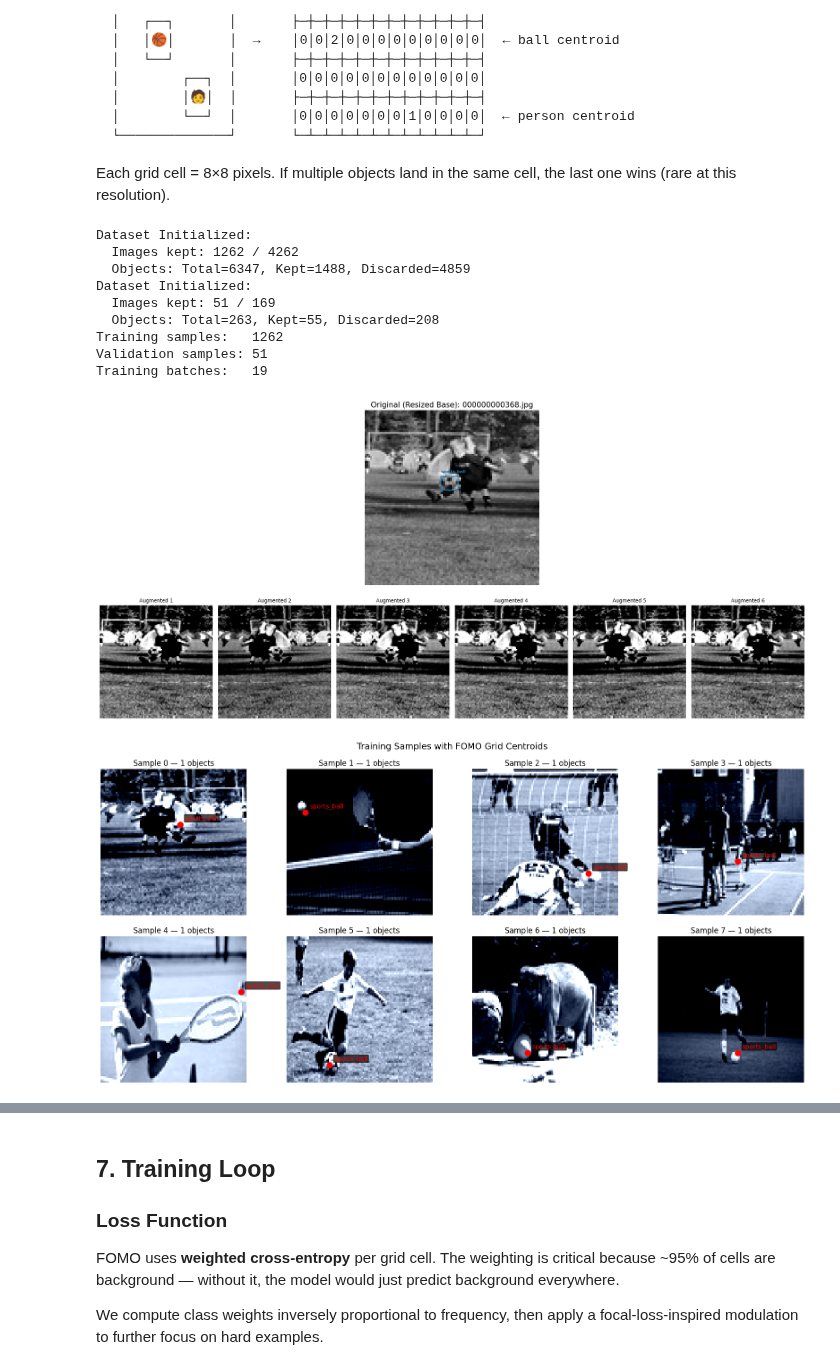
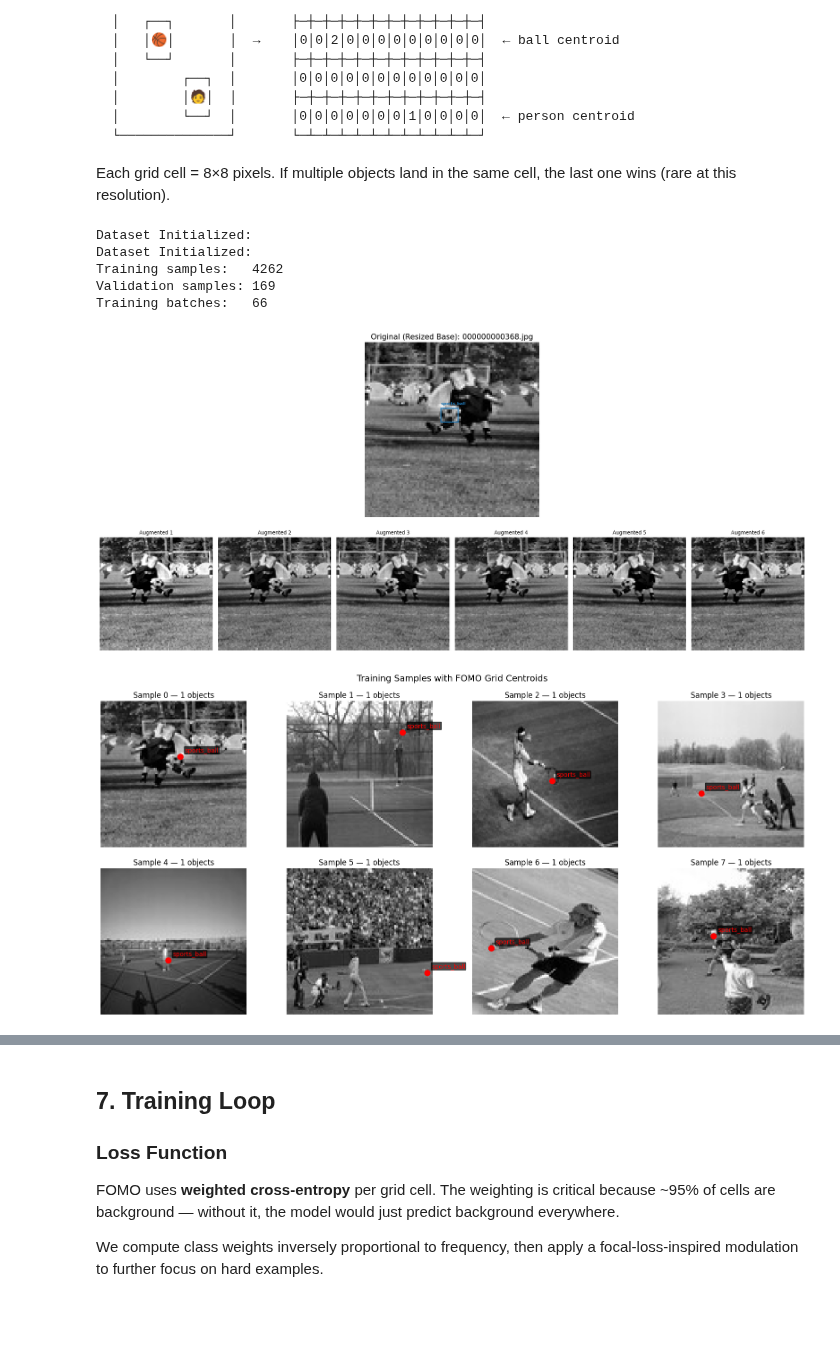
Before and after one commit to t-wilkinson/projects, a Jupyter notebook: ai/esp32-pc-object-detection/fomo.ipynb, the cells around one changed output, grey strips where cells are left out. Drawn from its saved outputs; the diff is of its cells as text; code cells hidden in the pictures; blank space fills up the shorter version.

```diff
--- a/ai/esp32-pc-object-detection/fomo.ipynb
+++ b/ai/esp32-pc-object-detection/fomo.ipynb
@@ -249,7 +251,7 @@ bbox_params = A.BboxParams(
     min_visibility=0.2,
 )
 
-if IS_GREYSCALE:
+if IS_GRAYSCALE:
     NORM_MEAN=(0.5,)
     NORM_STD=(0.5,)
 
@@ -366,16 +368,16 @@ class FOMODataset(Dataset):
                 original_area = w * h
                 new_area = sw * sh
 
-                if new_area >= min_scaled_area:
-                    #  Clip to image boundaries to prevent float overflow errors
-                    sx = max(0, min(sx, self.input_size - sw))
-                    sy = max(0, min(sy, self.input_size - sh))
+                # if new_area >= min_scaled_area:
+                #  Clip to image boundaries to prevent float overflow errors
+                sx = max(0, min(sx, self.input_size - sw))
+                sy = max(0, min(sy, self.input_size - sh))
 
-                    scaled_bboxes.append([sx, sy, sw, sh])
-                    valid_cats.append(ann['category_id'])
-                    stats["kept_objects"] += 1
-                else:
-                    stats['discarded_too_small'] += 1
+                scaled_bboxes.append([sx, sy, sw, sh])
+                valid_cats.append(ann['category_id'])
+                # stats["kept_objects"] += 1
+                # else:
+                #     stats['discarded_too_small'] += 1
 
             # Only add the image if it still has objects after filtering
             if len(scaled_bboxes) > 0:
@@ -386,8 +388,8 @@ class FOMODataset(Dataset):
                     'cats': valid_cats
                 })
         print(f"Dataset Initialized:")
-        print(f"  Images kept: {len(self.images)} / {len(image_ids)}")
-        print(f"  Objects: Total={stats['total_objects']}, Kept={stats['kept_objects']}, Discarded={stats['discarded_too_small']}")
+        # print(f"  Images kept: {len(self.images)} / {len(image_ids)}")
+        # print(f"  Objects: Total={stats['total_objects']}, Kept={stats['kept_objects']}, Discarded={stats['discarded_too_small']}")
 
     def __len__(self):
         return len(self.images)
@@ -396,11 +398,11 @@ class FOMODataset(Dataset):
         sample = self.images[idx] # Fixed typo (was self.image)
         img_path = self.image_dir / sample['file_name']
 
-        mode = cv2.IMREAD_GRAYSCALE if IS_GREYSCALE else cv2.IMREAD_COLOR
+        mode = cv2.IMREAD_GRAYSCALE if IS_GRAYSCALE else cv2.IMREAD_COLOR
         image = cv2.imread(str(img_path), mode)
         if image is None:
             raise FileNotFoundError(f'Image not found: {img_path}')
-        if not IS_GREYSCALE:
+        if not IS_GRAYSCALE:
             image = cv2.cvtColor(image, cv2.COLOR_BGR2RGB)
 
         # Apply augmentations
@@ -415,10 +417,12 @@ class FOMODataset(Dataset):
         aug_cats = transformed['category_ids']
 
         target = torch.zeros(self.grid_size, self.grid_size, dtype=torch.long)
+        weight_mask = torch.ones(self.grid_size, self.grid_size, dtype=torch.float32)
         for bbox, cat_id in zip(aug_bboxes, aug_cats):
             x, y, w, h = bbox
             cx, cy = x + w / 2.0, y + h / 2.0
             gx, gy = int(cx / self.cell_size), int(cy / self.cell_size)
+            bbox_area = w * h
 
             gx = max(0, min(gx, self.grid_size - 1))
             gy = max(0, min(gy, self.grid_size - 1))
@@ -426,8 +430,9 @@ class FOMODataset(Dataset):
             fomo_class = self.coco_to_fomo.get(cat_id, 0)
             if fomo_class > 0:
                 target[gy, gx] = fomo_class
+                weight_mask[gy, gx] = min(bbox_area / MIN_SCALED_BBOX_AREA, 1.0)
 
-        return image_tensor, target
+        return image_tensor, target, weight_mask
 
 
 # ── Create datasets ──────────────────────────────────────────────────────
@@ -452,14 +457,10 @@ print(f'Validation samples: {len(val_dataset)}')
 print(f'Training batches:   {len(train_loader)}')
 # %% [output]
 Dataset Initialized:
-  Images kept: 1262 / 4262
-  Objects: Total=6347, Kept=1488, Discarded=4859
 Dataset Initialized:
-  Images kept: 51 / 169
-  Objects: Total=263, Kept=55, Discarded=208
-Training samples:   1262
-Validation samples: 51
-Training batches:   19
+Training samples:   4262
+Validation samples: 169
+Training batches:   66
 # %%
 import matplotlib.patches as mpatches
 
@@ -474,7 +475,7 @@ def preview_augmentations(dataset, transform=None, index=0, n_samples=4):
     sample = dataset.images[index]
     img_path = dataset.image_dir / sample['file_name']
 
-    if IS_GREYSCALE:
+    if IS_GRAYSCALE:
         image = cv2.imread(str(img_path), cv2.IMREAD_GRAYSCALE)
     else:
         image = cv2.imread(str(img_path))
@@ -495,7 +496,7 @@ def preview_augmentations(dataset, transform=None, index=0, n_samples=4):
     base_img = np.clip((base_img * std) + mean, 0, 1)
 
     ax_orig = plt.subplot(2, 1, 1)
-    if IS_GREYSCALE:
+    if IS_GRAYSCALE:
         ax_orig.imshow(base_img, cmap='gray')
     else:
         ax_orig.imshow(base_img)
@@ -519,7 +520,7 @@ def preview_augmentations(dataset, transform=None, index=0, n_samples=4):
         aug_img = np.clip((aug_img * std) + mean, 0, 1)
 
         ax_aug = plt.subplot(2, n_samples, n_samples + i + 1)
-        if IS_GREYSCALE:
+        if IS_GRAYSCALE:
             ax_aug.imshow(aug_img, cmap='gray')
         else:
             ax_aug.imshow(aug_img)
@@ -531,7 +532,7 @@ def preview_augmentations(dataset, transform=None, index=0, n_samples=4):
 
 preview_augmentations(train_dataset, index=0, n_samples=6)
 # %% [output]
-[figure, old version]
+[figure, new version]
 # %%
 # ── Visualize a few training samples ─────────────────────────────────────
 
@@ -547,33 +548,33 @@ def denormalize(tensor, mean=NORM_MEAN, std=NORM_STD):
 fig, axes = plt.subplots(2, 4, figsize=(16, 8))
 
 for i, ax in enumerate(axes.flat):
-    img, target = train_dataset[i]
+    img, target, weight_mask = train_dataset[i]
     img_display = denormalize(img).permute(1, 2, 0).numpy().squeeze()
-    if IS_GREYSCALE:
+    if IS_GRAYSCALE:
         ax.imshow(img_display, cmap='gray')
     else:
         ax.imshow(img_display)
 
     # Overlay grid cells with detections
     for gy in range(GRID_SIZE):
         for gx in range(GRID_SIZE):
             cls = target[gy, gx].item()
             if cls > 0:
                 # Draw a marker at the cell center
                 px = (gx + 0.5) * CELL_SIZE
                 py = (gy + 0.5) * CELL_SIZE
                 colors = ['', 'red', 'yellow', 'cyan', 'magenta', 'green']
                 ax.plot(px, py, 'o', color=colors[cls], markersize=8, markeredgewidth=2)
                 ax.text(px + 3, py - 3, FOMO_CLASS_NAMES[cls],
                         fontsize=10, color=colors[cls],
                         bbox=dict(boxstyle='round,pad=0.1', facecolor='black', alpha=0.7))
 
     obj_count = (target > 0).sum().item()
     ax.set_title(f'Sample {i} — {obj_count} objects')
     ax.axis('off')
 
 plt.suptitle('Training Samples with FOMO Grid Centroids', fontsize=14)
 plt.tight_layout()
 plt.show()
 # %% [output]
-[figure, old version]
+[figure, new version]
```
Also changed, not shown: parts of 26 cells of this notebook, 6 other files.
